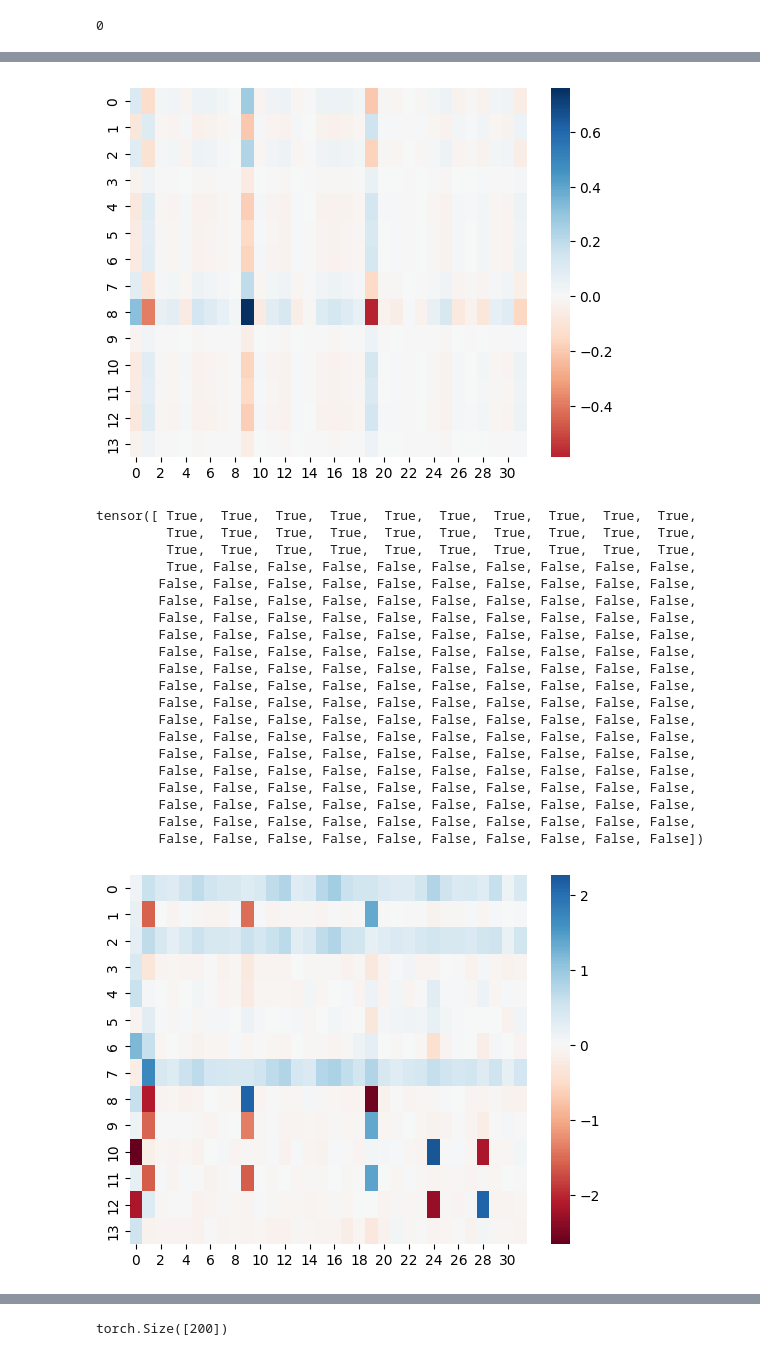
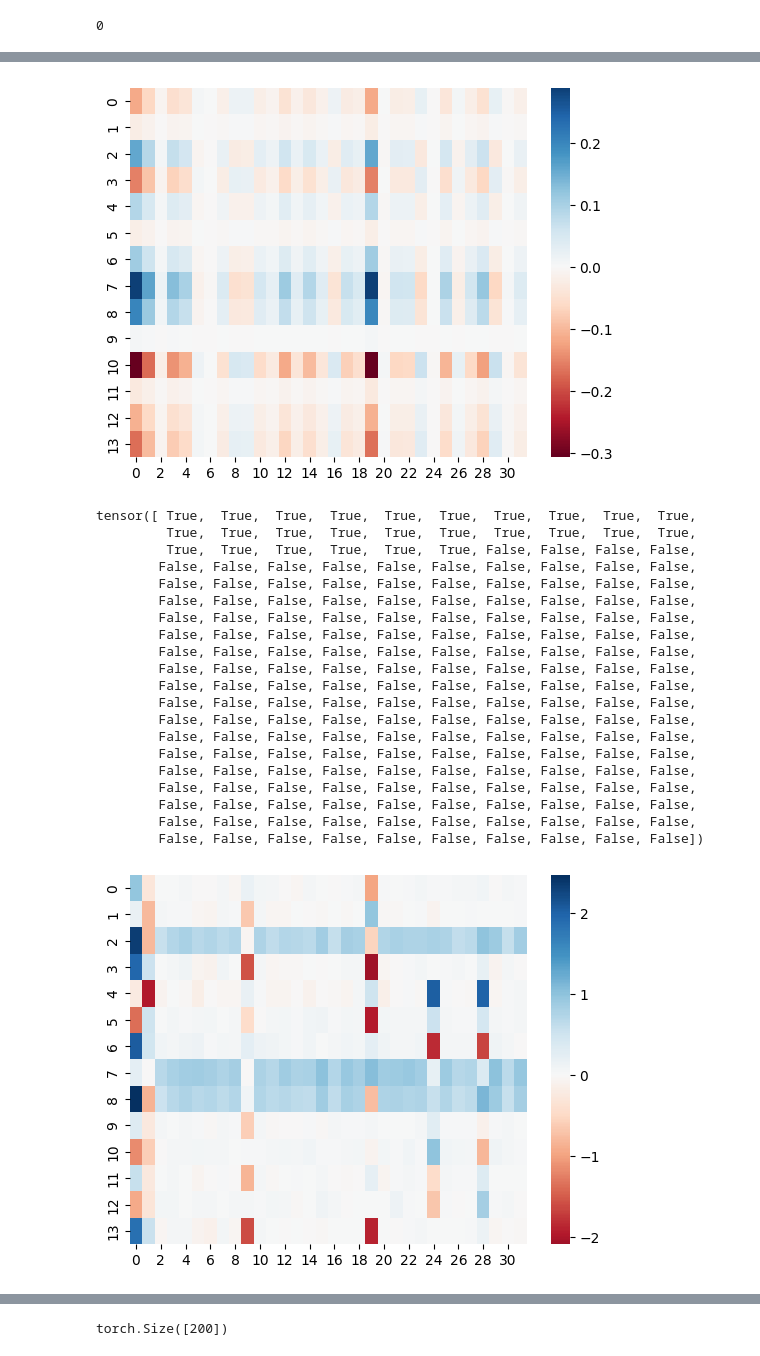
Before and after one commit to jackpeck/spd, a Jupyter notebook: spd/experiments/multitask_sparse_parity/exp_load_spd_model.ipynb, the cells around one changed output, grey strips where cells are left out. Drawn from its saved outputs; the diff is of its cells as text; code cells hidden in the pictures.

```diff
--- a/spd/experiments/multitask_sparse_parity/exp_load_spd_model.ipynb
+++ b/spd/experiments/multitask_sparse_parity/exp_load_spd_model.ipynb
@@ -25,6 +26,15 @@ from spd.utils.module_utils import expand_module_patterns
 # %%
 target_config, config, model = load_spd_model(
     "mutate/multitask-sparse-parity/runs/oniknm0t",  # d_mlp=14, n_control_bits=2, parity=2
-    "wandb:mutate/spd/runs/s-710cd5ea",
+    # "wandb:mutate/spd/runs/s-710cd5ea",
+    # "wandb:mutate/spd/runs/s-630ccbc4",  # spd-77c2221f-step10000
+    # "wandb:mutate/spd/runs/s-e948eb84",  # spd-77c2221f-step20000
+    # "wandb:mutate/spd/runs/s-6d5129e4",  # spd-77c2221f-step30000
+    # "wandb:mutate/spd/runs/s-80ac5bb0",  # spd-77c2221f-step40000
+    # "wandb:mutate/spd/runs/s-3077dc03",  # spd-77c2221f-step50000
+    # "wandb:mutate/spd/runs/s-eaff849d",  # spd-77c2221f-step60000
+    # # "wandb:mutate/spd/runs/s-d30dc3c8",  # spd-77c2221f-step70000
+    # "wandb:mutate/spd/runs/s-a7dcdbfe",  # spd-77c2221f-step80000
+    "wandb:mutate/spd/runs/s-6fe153b3",  # spd-77c2221f-step90000
 )
 # %% [output]
@@ -135,6 +164,6 @@ idx
 # %%
 # idx = ci[task_ids == 0].mean(0).sort(descending=True).indices[1]
-idx = ci.mean(0).sort(descending=True).indices[6]
+idx = ci.mean(0).sort(descending=True).indices[1]
 # # idx = 73
 # idx2 = 2
 # print((ci + ((ci[task_ids == 1].mean(0) > 0) * -9999)).mean(0).sort(descending=True).values[idx2])
@@ -146,14 +175,14 @@ sns.heatmap(
 )
 plt.show()
 # %% [output]
-[figure, old version]
+[figure, new version]
 # %%
 ci.mean(0).sort(descending=True).values > 0
 # %% [output]
 tensor([ True,  True,  True,  True,  True,  True,  True,  True,  True,  True,
          True,  True,  True,  True,  True,  True,  True,  True,  True,  True,
-         True,  True,  True,  True,  True,  True,  True,  True,  True,  True,
-         True, False, False, False, False, False, False, False, False, False,
+         True,  True,  True,  True,  True,  True, False, False, False, False,
+        False, False, False, False, False, False, False, False, False, False,
         False, False, False, False, False, False, False, False, False, False,
         False, False, False, False, False, False, False, False, False, False,
         False, False, False, False, False, False, False, False, False, False,
@@ -173,16 +202,16 @@ tensor([ True,  True,  True,  True,  True,  True,  True,  True,  True,  True,
 # %%
 sns.heatmap(
     einops.einsum(
-        components.V[:, ci.mean(0) > 0],
-        components.U[ci.mean(0) > 0],
+        components.V[:, ci.mean(0) == 0],
+        components.U[ci.mean(0) == 0],
         "d_in c, c d_out -> d_out d_in",
     ).detach(),
     cmap="RdBu",
     center=0,
 )
 plt.show()
 # %% [output]
-[figure, old version]
+[figure, new version]
 # %%
 component_mask = ci.mean(0) > 0
 sns.heatmap(
```
Also changed, not shown: parts of 23 cells of this notebook, 3 other files.
